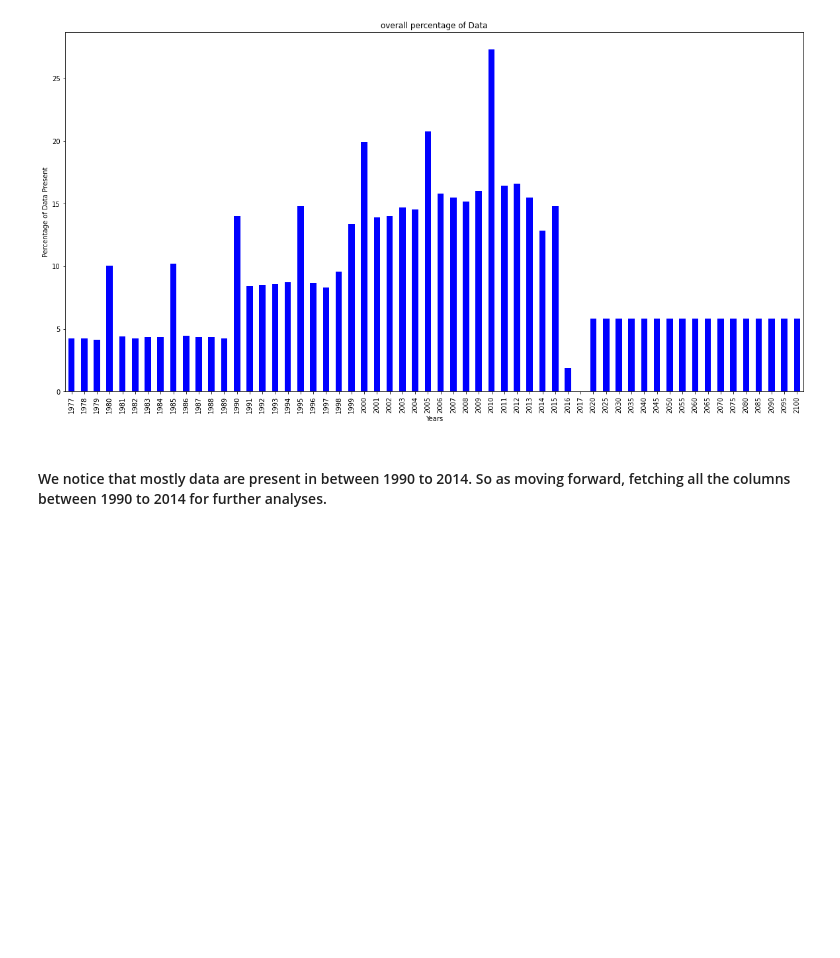
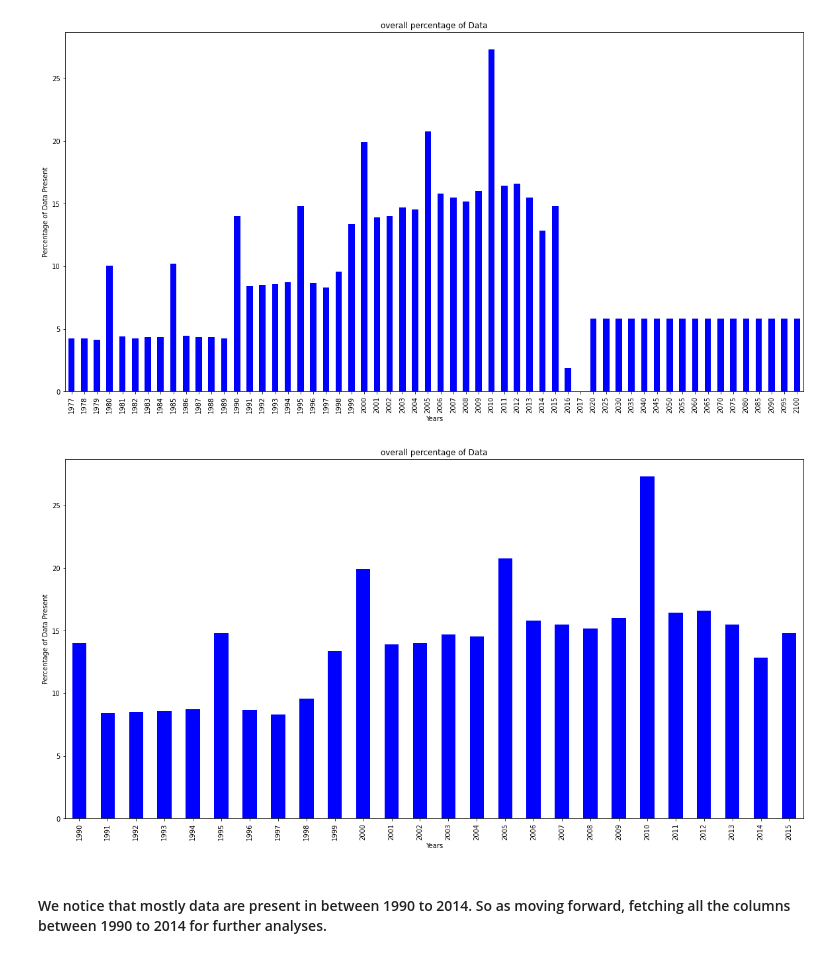
Before and after one commit to Kanika211/World-Bank-Global-Education_EDA_capstone1, a Jupyter notebook: World_Bank_Global_Education_Capstone1.ipynb, the cells around one changed output. Cells and saved outputs as stored; diff of their text form; code cells hidden in the pictures; blank space fills up the shorter version.

```diff
--- a/World_Bank_Global_Education_Capstone1.ipynb
+++ b/World_Bank_Global_Education_Capstone1.ipynb
@@ -310,6 +310,17 @@ plt.ylabel('Percentage of Data Present')
 plt.show()
 # %% [output]
 [figure]
+# %%
+dataset1 = Edstats_data_df.loc[:,'1990':'2015'].notnull().sum()/len(Edstats_data_df)*100
+plt.figure(figsize=(20,10))
+plt.subplot()
+dataset1.plot(kind='bar', color='blue')
+plt.title('overall percentage of Data')
+plt.xlabel('Years')
+plt.ylabel('Percentage of Data Present')
+plt.show()
+# %% [output]
+[figure, added]
 # %% [markdown]
 #### We notice that mostly data are present in between 1990 to 2014. So as moving forward, fetching all the columns between 1990 to 2014 for further analyses.
 # %%
```
Also changed, not shown: parts of 5 cells of this notebook.
